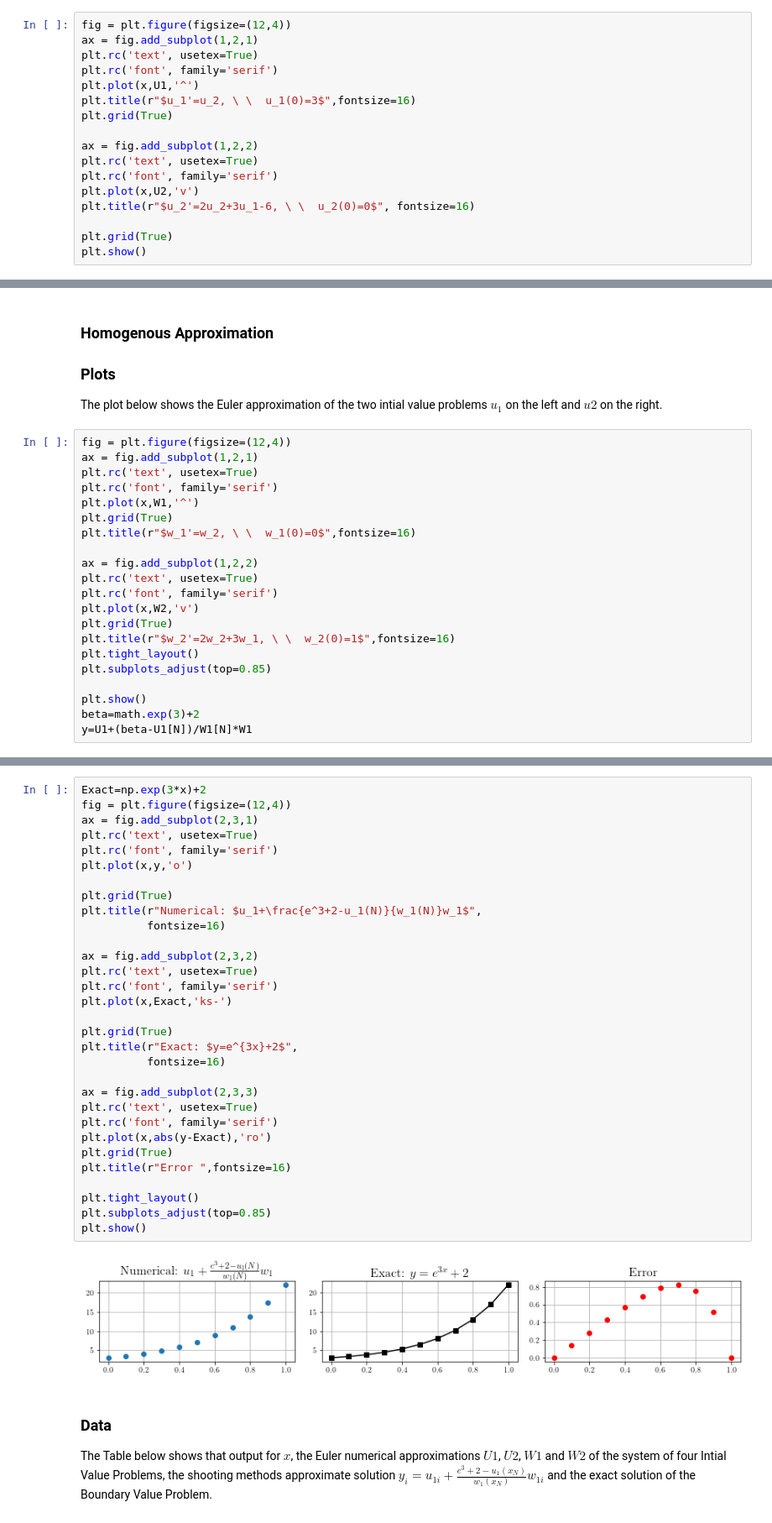
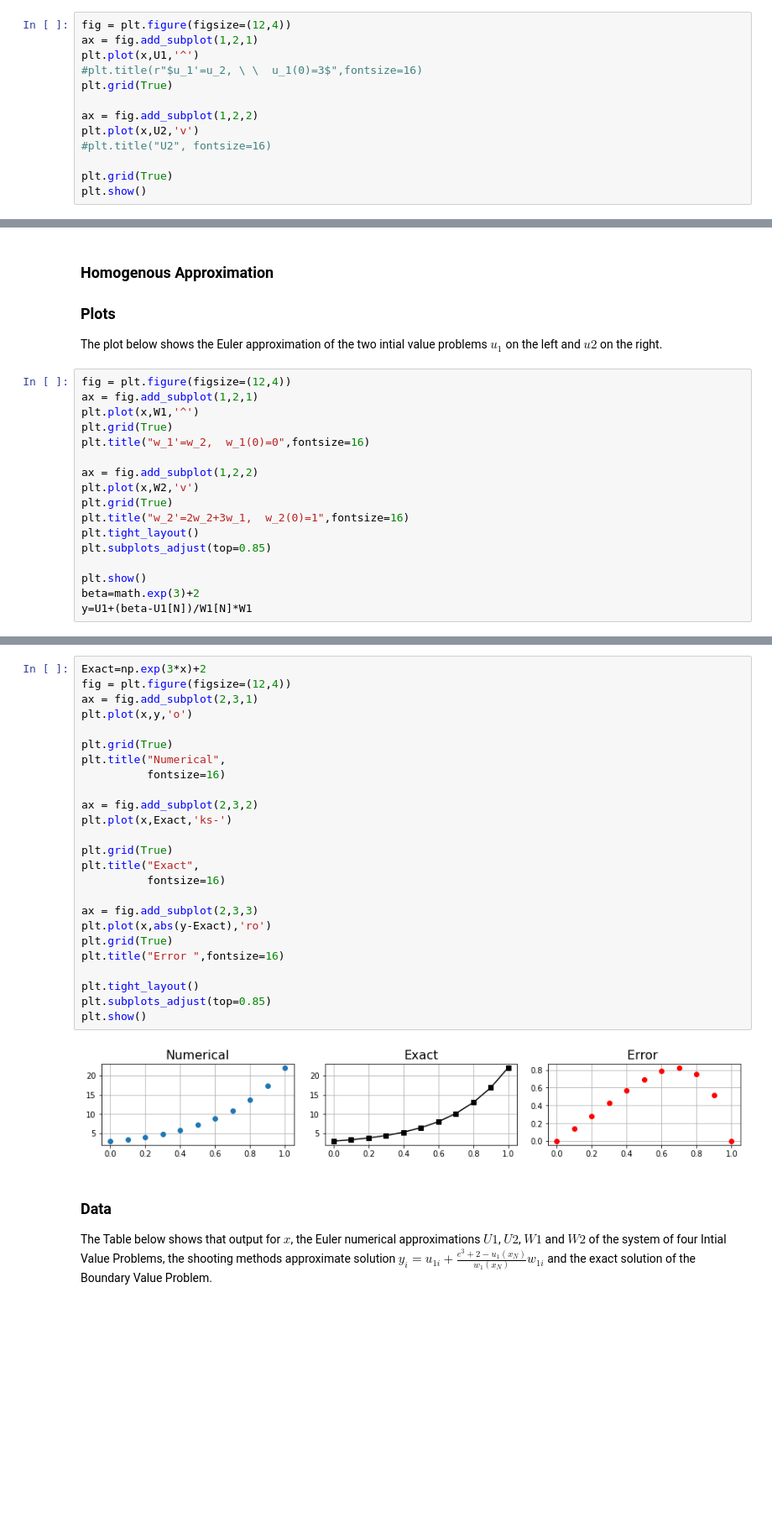
Before and after one commit to john-s-butler-dit/Numerical-Analysis-Python, a Jupyter notebook: Chapter 06 - Boundary Value Problems/601_Linear Shooting Method.ipynb, the cells around one changed output, grey strips where cells are left out. Shown at 84% size. Cells and saved outputs as stored; diff of their text form; blank space fills up the shorter version.

```diff
--- a/Chapter 06 - Boundary Value Problems/601_Linear Shooting Method.ipynb
+++ b/Chapter 06 - Boundary Value Problems/601_Linear Shooting Method.ipynb
@@ -136,17 +139,13 @@ The plot below shows the Euler approximation of the two intial value problems $u
 # %%
 fig = plt.figure(figsize=(12,4))
 ax = fig.add_subplot(1,2,1)
-plt.rc('text', usetex=True)
-plt.rc('font', family='serif')
 plt.plot(x,U1,'^')
-plt.title(r"$u_1'=u_2, \ \  u_1(0)=3$",fontsize=16)
+#plt.title(r"$u_1'=u_2, \ \  u_1(0)=3$",fontsize=16)
 plt.grid(True)
 
 ax = fig.add_subplot(1,2,2)
-plt.rc('text', usetex=True)
-plt.rc('font', family='serif')
 plt.plot(x,U2,'v')
-plt.title(r"$u_2'=2u_2+3u_1-6, \ \  u_2(0)=0$", fontsize=16)
+#plt.title("U2", fontsize=16)
 
 plt.grid(True)
 plt.show()
@@ -178,18 +177,14 @@ The plot below shows the Euler approximation of the two intial value problems $u
 # %%
 fig = plt.figure(figsize=(12,4))
 ax = fig.add_subplot(1,2,1)
-plt.rc('text', usetex=True)
-plt.rc('font', family='serif')
 plt.plot(x,W1,'^')
 plt.grid(True)
-plt.title(r"$w_1'=w_2, \ \  w_1(0)=0$",fontsize=16)
+plt.title("w_1'=w_2,  w_1(0)=0",fontsize=16)
 
 ax = fig.add_subplot(1,2,2)
-plt.rc('text', usetex=True)
-plt.rc('font', family='serif')
 plt.plot(x,W2,'v')
 plt.grid(True)
-plt.title(r"$w_2'=2w_2+3w_1, \ \  w_2(0)=1$",fontsize=16)
+plt.title("w_2'=2w_2+3w_1,  w_2(0)=1",fontsize=16)
 plt.tight_layout()
 plt.subplots_adjust(top=0.85)
 
@@ -213,36 +208,30 @@ The plot below shows the approximate solution of the Boundary Value Problem (lef
 # %%
 Exact=np.exp(3*x)+2
 fig = plt.figure(figsize=(12,4))
 ax = fig.add_subplot(2,3,1)
-plt.rc('text', usetex=True)
-plt.rc('font', family='serif')
 plt.plot(x,y,'o')
 
 plt.grid(True)
-plt.title(r"Numerical: $u_1+\frac{e^3+2-u_1(N)}{w_1(N)}w_1$",
+plt.title("Numerical",
           fontsize=16)
 
 ax = fig.add_subplot(2,3,2)
-plt.rc('text', usetex=True)
-plt.rc('font', family='serif')
 plt.plot(x,Exact,'ks-')
 
 plt.grid(True)
-plt.title(r"Exact: $y=e^{3x}+2$",
+plt.title("Exact",
           fontsize=16)
 
 ax = fig.add_subplot(2,3,3)
-plt.rc('text', usetex=True)
-plt.rc('font', family='serif')
 plt.plot(x,abs(y-Exact),'ro')
 plt.grid(True)
-plt.title(r"Error ",fontsize=16)
+plt.title("Error ",fontsize=16)
 
 plt.tight_layout()
 plt.subplots_adjust(top=0.85)
 plt.show()
 # %% [output]
-[figure, old version]
+[figure, new version]
 # %% [markdown]
 ### Data
 The Table below shows that output for $x$, the Euler numerical approximations $U1$, $U2$, $W1$ and $W2$ of the system of four Intial Value Problems, the shooting methods approximate solution $y_i=u_{1 i} + \frac{e^3+2-u_{1}(x_N)}{w_1(x_N)}w_{1 i}$ and the exact solution of the Boundary Value Problem.
```
Also changed, not shown: parts of 10 cells of this notebook.
